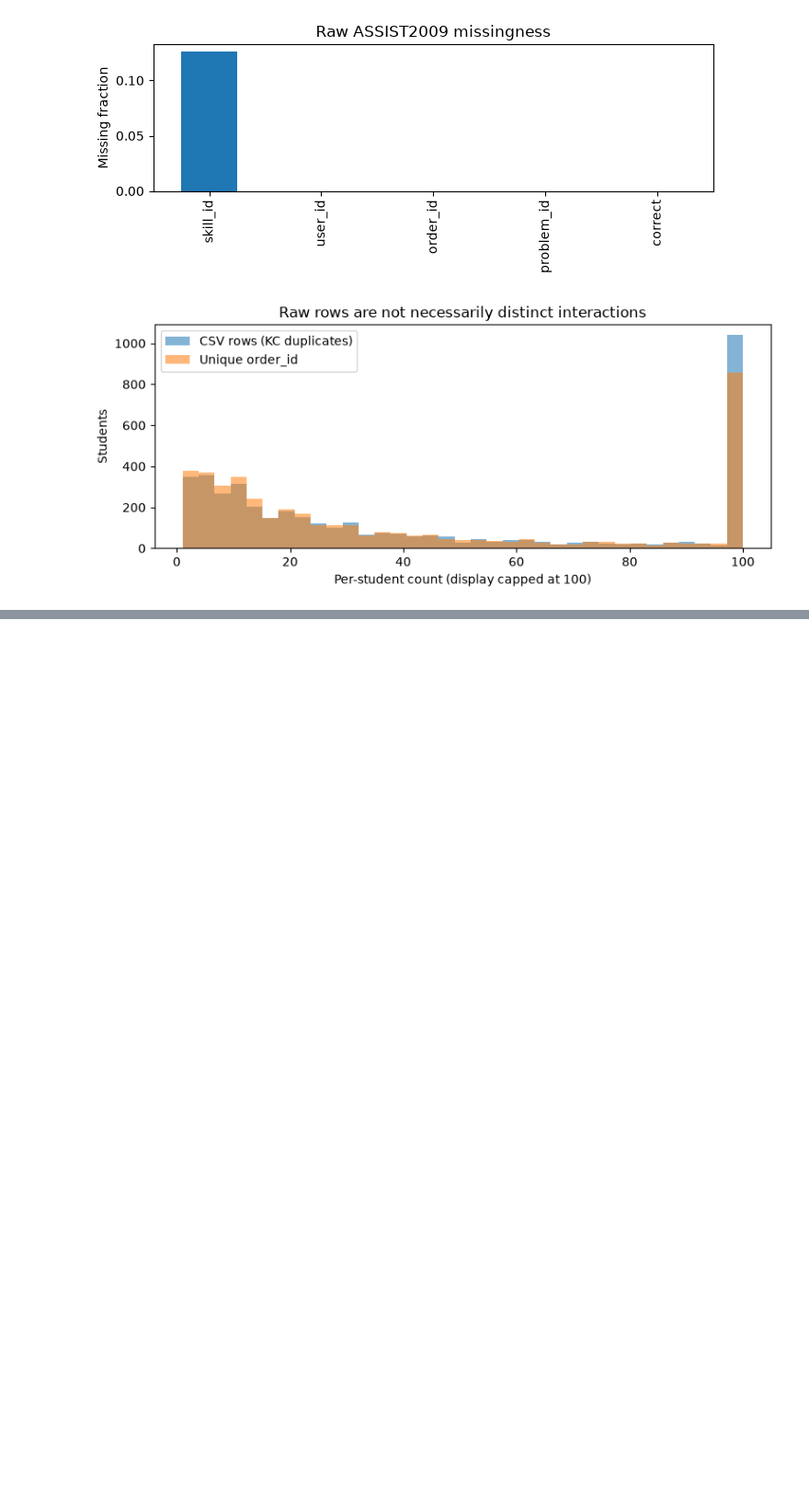
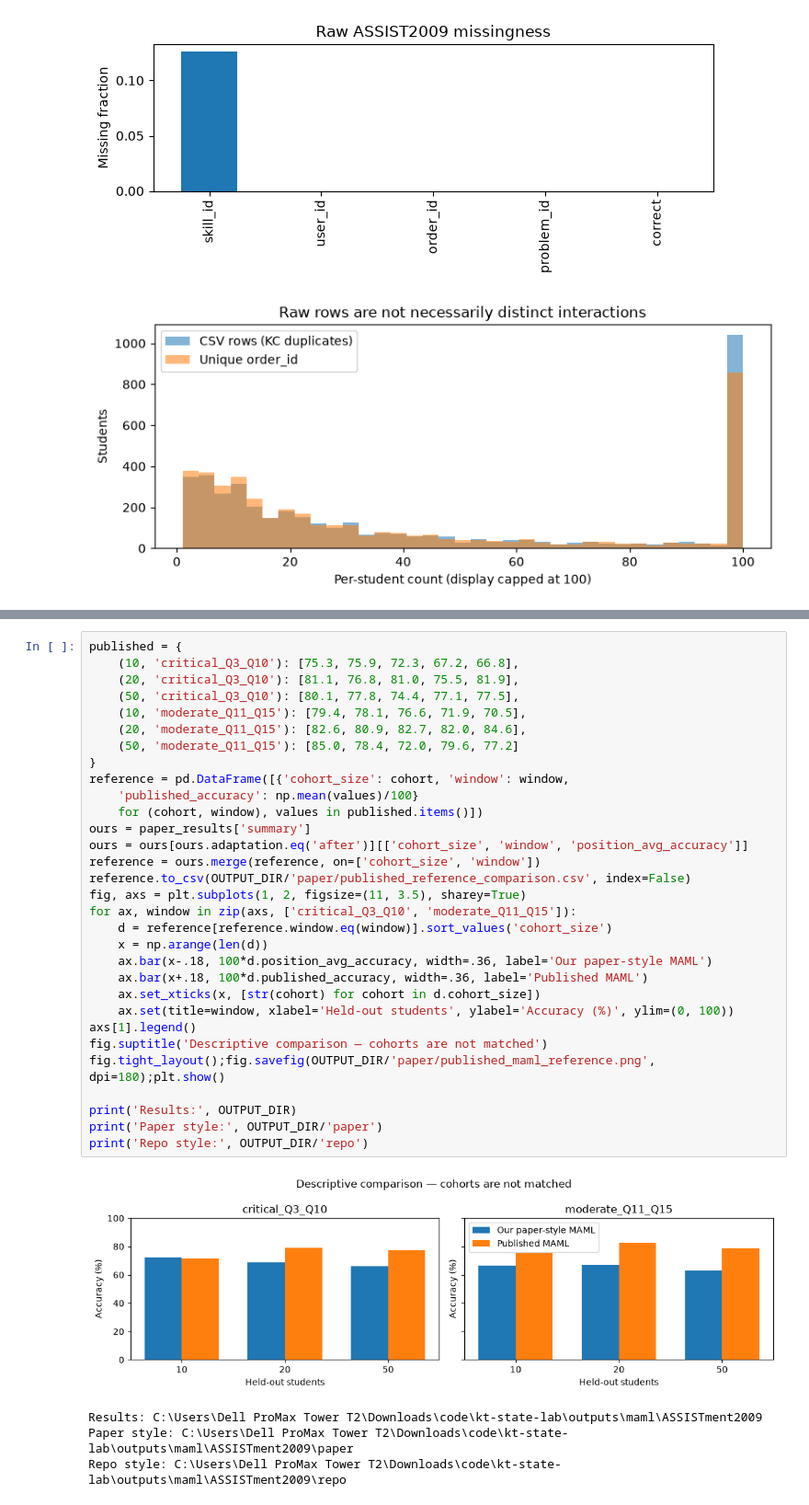
Before and after one commit to AIVIETNAM-AIO-LQThai/kt-state-lab, a Jupyter notebook: notebooks/MAML_KT.ipynb, the cells around one changed output, grey strips where cells are left out. Shown at 92% size. Drawn from its saved outputs; the diff is of its cells as text; blank space fills up the shorter version.

```diff
--- a/notebooks/MAML_KT.ipynb
+++ b/notebooks/MAML_KT.ipynb
@@ -676,0 +752,36 @@ Useful outputs: `paper/summary.csv`, `paper/split_results.csv`, `paper/position_
+# %%
+published = {
+    (10, 'critical_Q3_Q10'): [75.3, 75.9, 72.3, 67.2, 66.8],
+    (20, 'critical_Q3_Q10'): [81.1, 76.8, 81.0, 75.5, 81.9],
+    (50, 'critical_Q3_Q10'): [80.1, 77.8, 74.4, 77.1, 77.5],
+    (10, 'moderate_Q11_Q15'): [79.4, 78.1, 76.6, 71.9, 70.5],
+    (20, 'moderate_Q11_Q15'): [82.6, 80.9, 82.7, 82.0, 84.6],
+    (50, 'moderate_Q11_Q15'): [85.0, 78.4, 72.0, 79.6, 77.2]
+}
+reference = pd.DataFrame([{'cohort_size': cohort, 'window': window,
+    'published_accuracy': np.mean(values)/100}
+    for (cohort, window), values in published.items()])
+ours = paper_results['summary']
+ours = ours[ours.adaptation.eq('after')][['cohort_size', 'window', 'position_avg_accuracy']]
+reference = ours.merge(reference, on=['cohort_size', 'window'])
+reference.to_csv(OUTPUT_DIR/'paper/published_reference_comparison.csv', index=False)
+fig, axs = plt.subplots(1, 2, figsize=(11, 3.5), sharey=True)
+for ax, window in zip(axs, ['critical_Q3_Q10', 'moderate_Q11_Q15']):
+    d = reference[reference.window.eq(window)].sort_values('cohort_size')
+    x = np.arange(len(d))
+    ax.bar(x-.18, 100*d.position_avg_accuracy, width=.36, label='Our paper-style MAML')
+    ax.bar(x+.18, 100*d.published_accuracy, width=.36, label='Published MAML')
+    ax.set_xticks(x, [str(cohort) for cohort in d.cohort_size])
+    ax.set(title=window, xlabel='Held-out students', ylabel='Accuracy (%)', ylim=(0, 100))
+axs[1].legend()
+fig.suptitle('Descriptive comparison — cohorts are not matched')
+fig.tight_layout();fig.savefig(OUTPUT_DIR/'paper/published_maml_reference.png', dpi=180);plt.show()
+
+print('Results:', OUTPUT_DIR)
+print('Paper style:', OUTPUT_DIR/'paper')
+print('Repo style:', OUTPUT_DIR/'repo')
+# %% [output]
+[figure, added]
+Results: C:\Users\Dell ProMax Tower T2\Downloads\code\kt-state-lab\outputs\maml\ASSISTment2009
+Paper style: C:\Users\Dell ProMax Tower T2\Downloads\code\kt-state-lab\outputs\maml\ASSISTment2009\paper
+Repo style: C:\Users\Dell ProMax Tower T2\Downloads\code\kt-state-lab\outputs\maml\ASSISTment2009\repo
```
Also changed, not shown: parts of 50 cells of this notebook, 13 other files.
